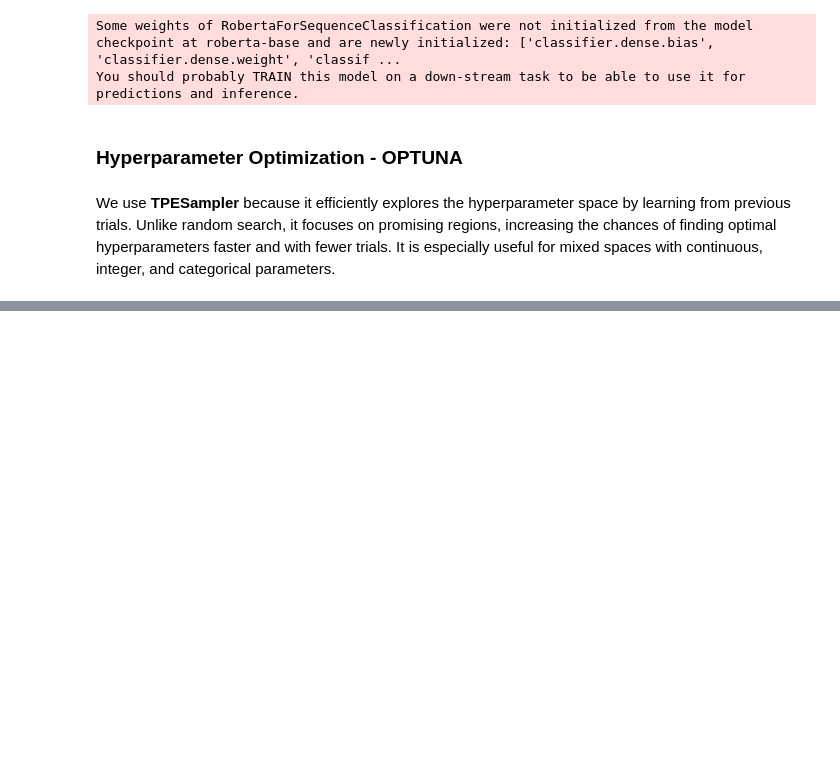
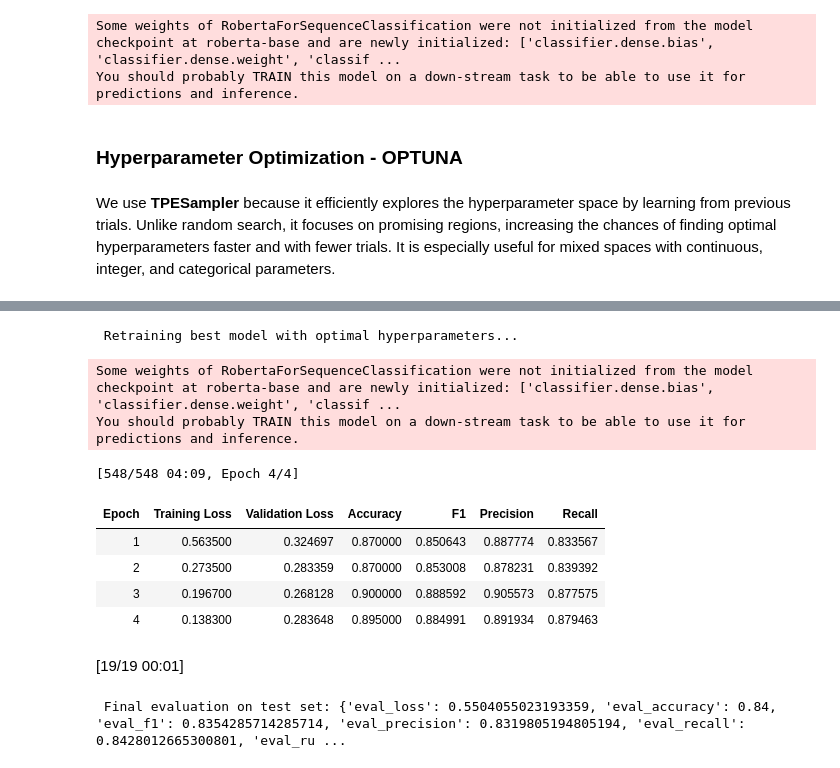
Before and after one commit to DBlassio/multimodal-argmining, a Jupyter notebook: experiments/text/HPO/HPO.ipynb, the cells around one changed output, grey strips where cells are left out. Drawn from its saved outputs; the diff is of its cells as text; code cells hidden in the pictures; blank space fills up the shorter version.

```diff
--- a/experiments/text/HPO/HPO.ipynb
+++ b/experiments/text/HPO/HPO.ipynb
@@ -282,34 +286,46 @@ best_model = AutoModelForSequenceClassification.from_pretrained(
 
 best_args = TrainingArguments(
     output_dir="./roberta_best",
-    evaluation_strategy="epoch",
+    eval_strategy="epoch",
     save_strategy="epoch",
     learning_rate=best_params["learning_rate"],
     per_device_train_batch_size=best_params["batch_size"],
     per_device_eval_batch_size=best_params["batch_size"],
     num_train_epochs=best_params["num_train_epochs"],
     weight_decay=best_params["weight_decay"],
     warmup_ratio=best_params["warmup_ratio"],
     load_best_model_at_end=True,
     metric_for_best_model="f1",
     save_total_limit=1,
     report_to="none",
     logging_strategy="epoch"
 )
 
 final_trainer = Trainer(
     model=best_model,
     args=best_args,
     train_dataset=train_dataset_tok,
     eval_dataset=dev_dataset_tok,
     tokenizer=tokenizer,
     compute_metrics=compute_metrics,
     callbacks=[EarlyStoppingCallback(early_stopping_patience=2)],
 )
 
 final_trainer.train()
 eval_results = final_trainer.evaluate(test_dataset_tok)
 print("\n Final evaluation on test set:", eval_results)
+# %% [output]
+ Retraining best model with optimal hyperparameters...
+Some weights of RobertaForSequenceClassification were not initialized from the model checkpoint at roberta-base and are newly initialized: ['classifier.dense.bias', 'classifier.dense.weight', 'classif ...
+You should probably TRAIN this model on a down-stream task to be able to use it for predictions and inference.
+[548/548 04:09, Epoch 4/4]
+| Epoch | Training Loss | Validation Loss | Accuracy | F1 | Precision | Recall |
+| 1 | 0.563500 | 0.324697 | 0.870000 | 0.850643 | 0.887774 | 0.833567 |
+| 2 | 0.273500 | 0.283359 | 0.870000 | 0.853008 | 0.878231 | 0.839392 |
+| 3 | 0.196700 | 0.268128 | 0.900000 | 0.888592 | 0.905573 | 0.877575 |
+| 4 | 0.138300 | 0.283648 | 0.895000 | 0.884991 | 0.891934 | 0.879463 |
+[19/19 00:01]
+ Final evaluation on test set: {'eval_loss': 0.5504055023193359, 'eval_accuracy': 0.84, 'eval_f1': 0.8354285714285714, 'eval_precision': 0.8319805194805194, 'eval_recall': 0.8428012665300801, 'eval_ru ...
 # %%
 # Path Output
 os.makedirs(f"{path}/experiments/text/HPO/", exist_ok=True)
```
Also changed, not shown: parts of 5 cells of this notebook.
